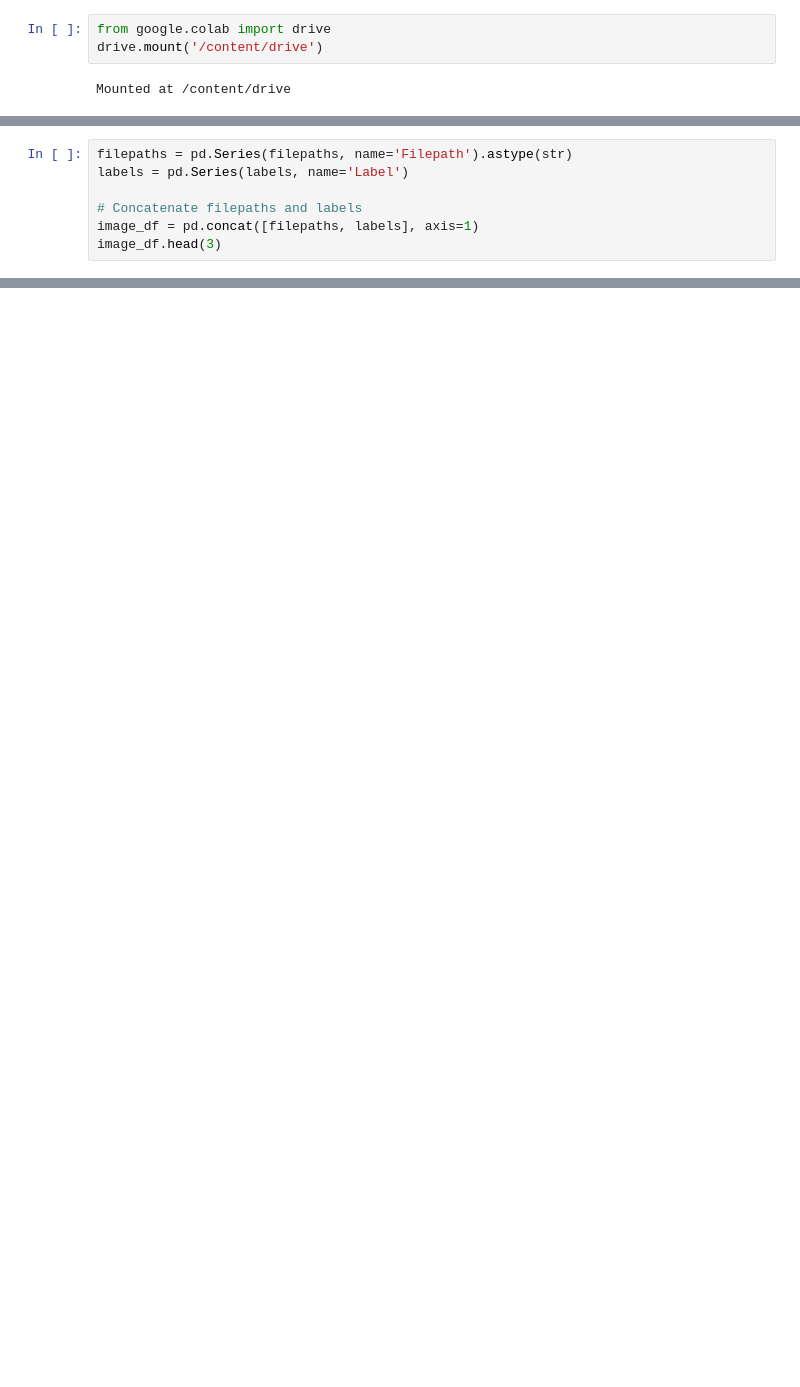
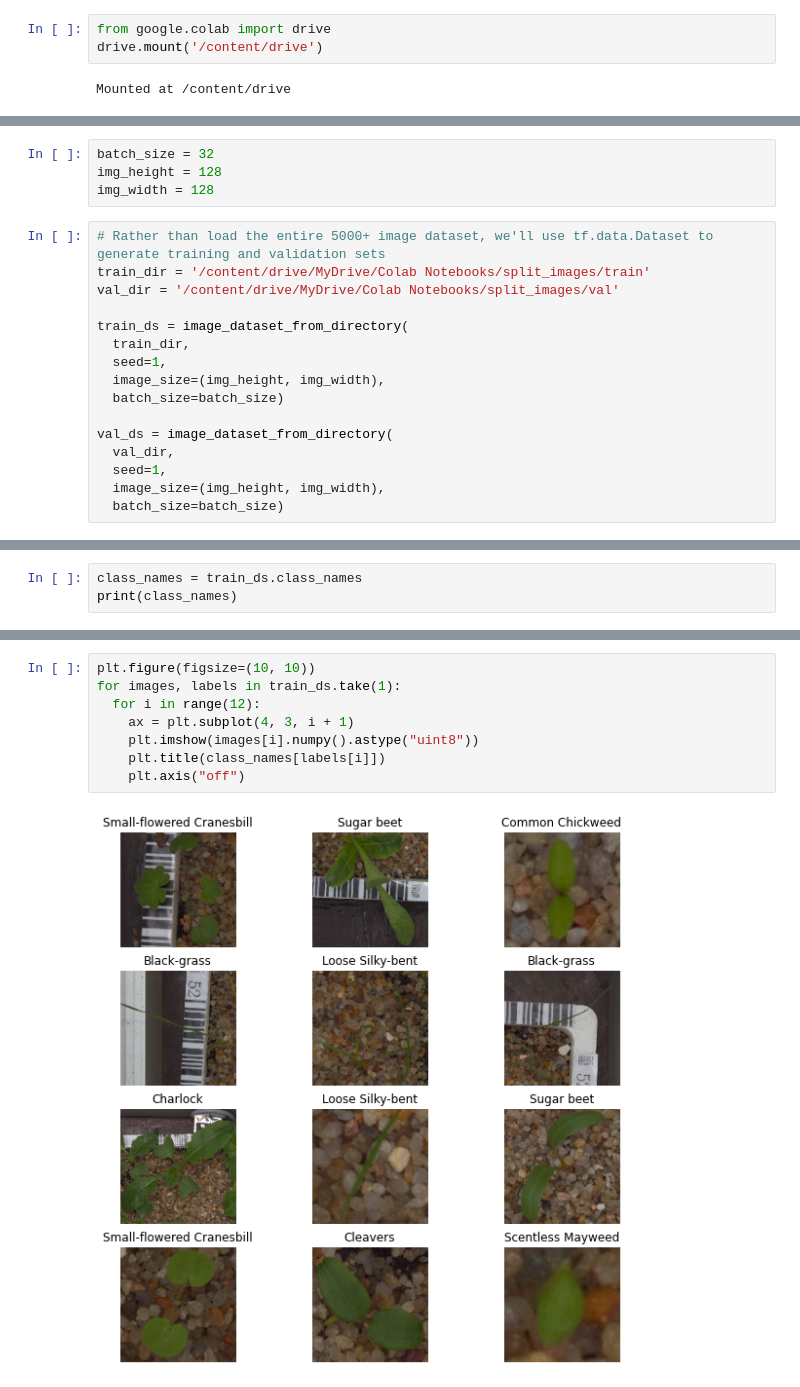
Before and after one commit to elizabeth-feldeverd/seedling_sorter, a Jupyter notebook: notebooks/seedling_sorter.ipynb, the cells around one changed output, grey strips where cells are left out. Drawn from its saved outputs; the diff is of its cells as text; blank space fills up the shorter version.

```diff
--- a/notebooks/seedling_sorter.ipynb
+++ b/notebooks/seedling_sorter.ipynb
@@ -31,7 +5,0 @@ labels = list(map(lambda x: os.path.split(os.path.split(x)[0])[1], filepaths))
-# %%
-filepaths = pd.Series(filepaths, name='Filepath').astype(str)
-labels = pd.Series(labels, name='Label')
-
-# Concatenate filepaths and labels
-image_df = pd.concat([filepaths, labels], axis=1)
-image_df.head(3)
@@ -102,0 +50,20 @@ AttributeError: ignored
+# %%
+batch_size = 32
+img_height = 128
+img_width = 128
+# %%
+# Rather than load the entire 5000+ image dataset, we'll use tf.data.Dataset to generate training and validation sets
+train_dir = '/content/drive/MyDrive/Colab Notebooks/split_images/train'
+val_dir = '/content/drive/MyDrive/Colab Notebooks/split_images/val'
+
+train_ds = image_dataset_from_directory(
+  train_dir,
+  seed=1,
+  image_size=(img_height, img_width),
+  batch_size=batch_size)
+
+val_ds = image_dataset_from_directory(
+  val_dir,
+  seed=1,
+  image_size=(img_height, img_width),
+  batch_size=batch_size)
@@ -102,0 +73,3 @@ AttributeError: ignored
+# %%
+class_names = train_ds.class_names
+print(class_names)
@@ -102,0 +78,10 @@ AttributeError: ignored
+# %%
+plt.figure(figsize=(10, 10))
+for images, labels in train_ds.take(1):
+  for i in range(12):
+    ax = plt.subplot(4, 3, i + 1)
+    plt.imshow(images[i].numpy().astype("uint8"))
+    plt.title(class_names[labels[i]])
+    plt.axis("off")
+# %% [output]
+[figure, added]
```
Also changed, not shown: parts of 40 cells of this notebook.
